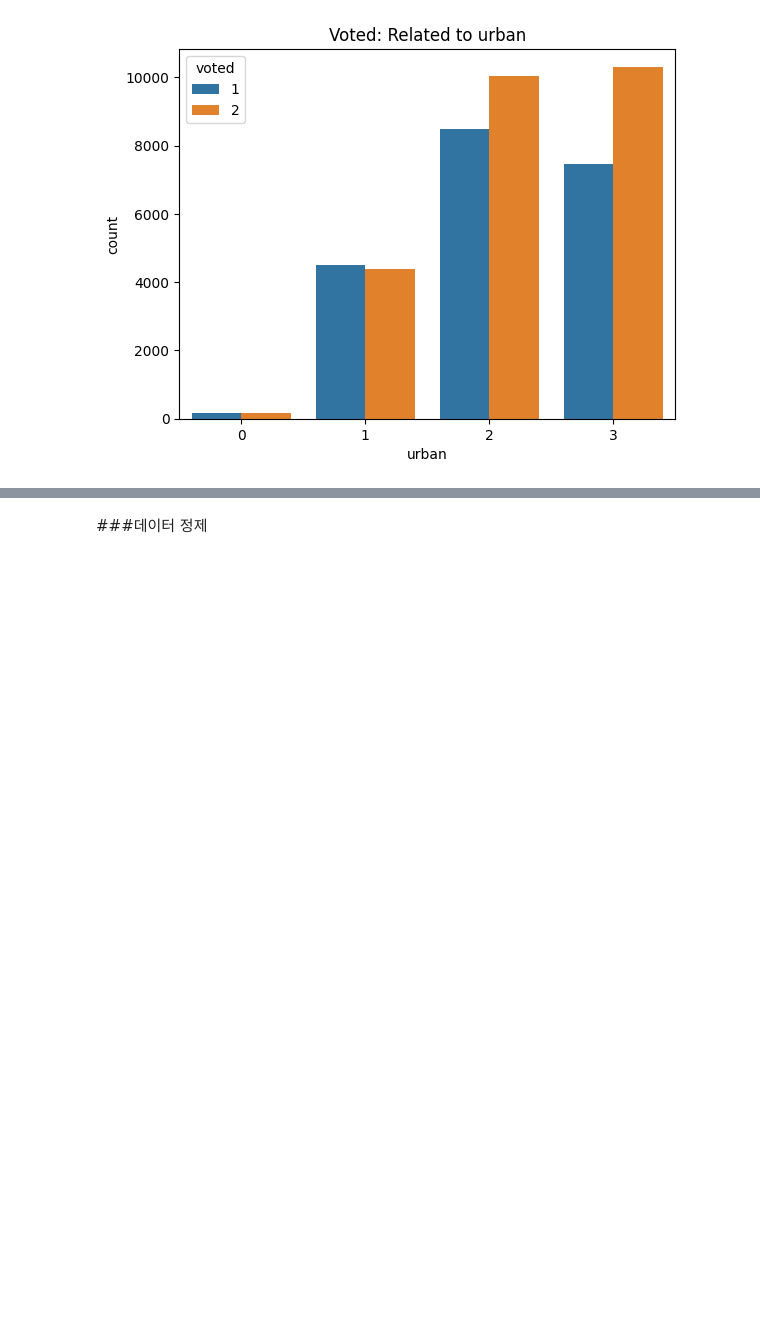
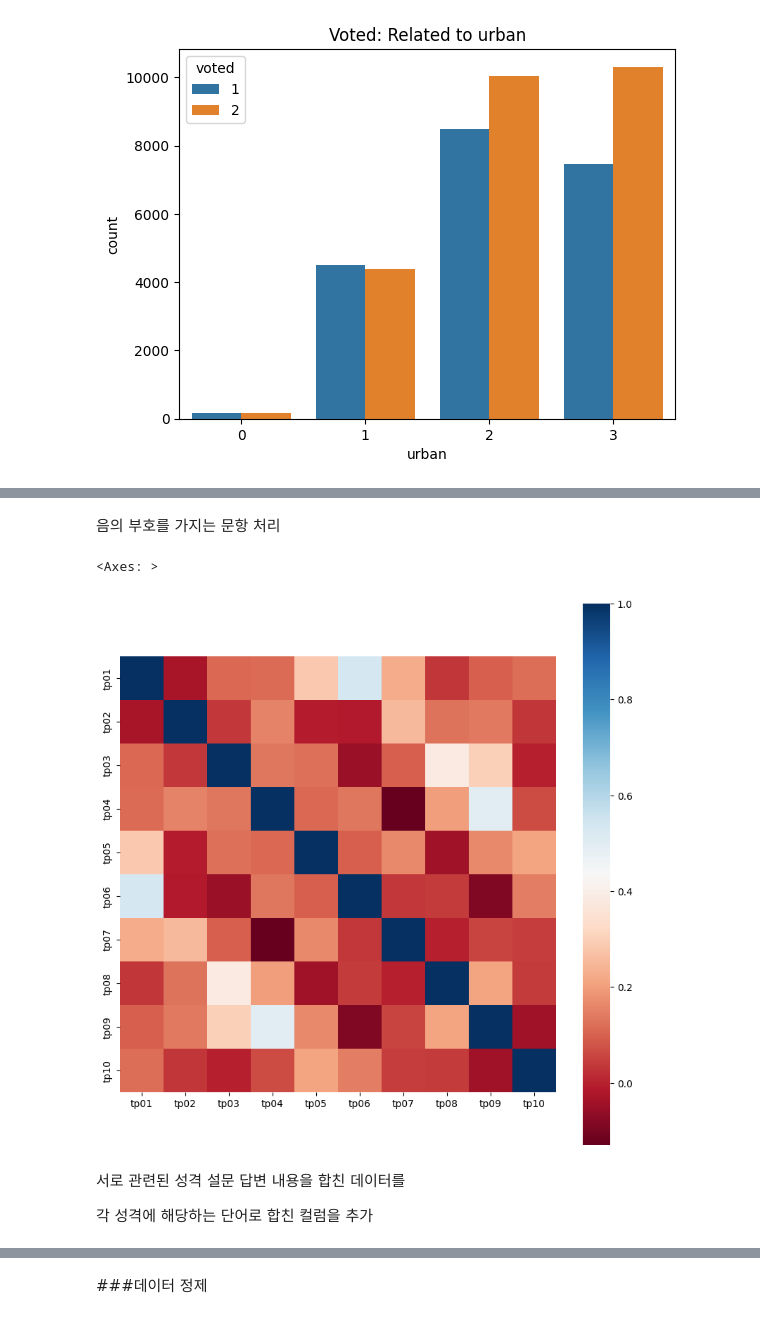
Before and after one commit to sosehfdl/Dacon_Machiavellism_test_solution, a Jupyter notebook: 심리 성향 AI 분석/DA_텀프로젝트_1_sosehfdl.ipynb, the cells around one changed output, grey strips where cells are left out. Drawn from its saved outputs; the diff is of its cells as text; code cells hidden in the pictures; blank space fills up the shorter version.

```diff
--- a/심리 성향 AI 분석/DA_텀프로젝트_1_sosehfdl.ipynb
+++ b/심리 성향 AI 분석/DA_텀프로젝트_1_sosehfdl.ipynb
@@ -212,0 +234,2 @@ for i in features:
+# %% [markdown]
+음의 부호를 가지는 문항 처리
@@ -212,0 +242,12 @@ for i in features:
+# %%
+corr = train[tp].corr(method = 'pearson')
+colormap = plt.cm.RdBu
+plt.figure(figsize=(10,10))
+sns.heatmap(corr, square=True, cmap=colormap) # 부호가 같은 문항끼린 양의 상관관계를 가지며 부호가 다른 문항끼린 음의 상관관계를 가짐
+# %% [output]
+<Axes: >
+[figure, added]
+# %% [markdown]
+서로 관련된 성격 설문 답변 내용을 합친 데이터를
+
+각 성격에 해당하는 단어로 합친 컬럼을 추가
```
Also changed, not shown: parts of 25 cells of this notebook, 1 other file.
